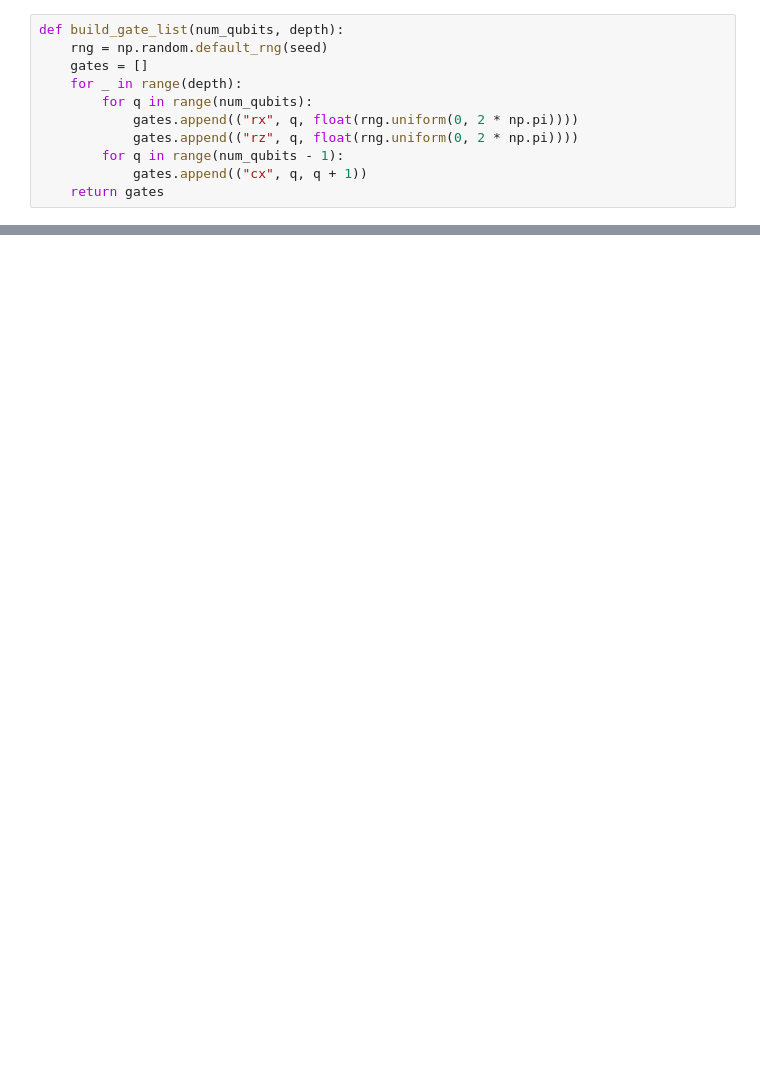
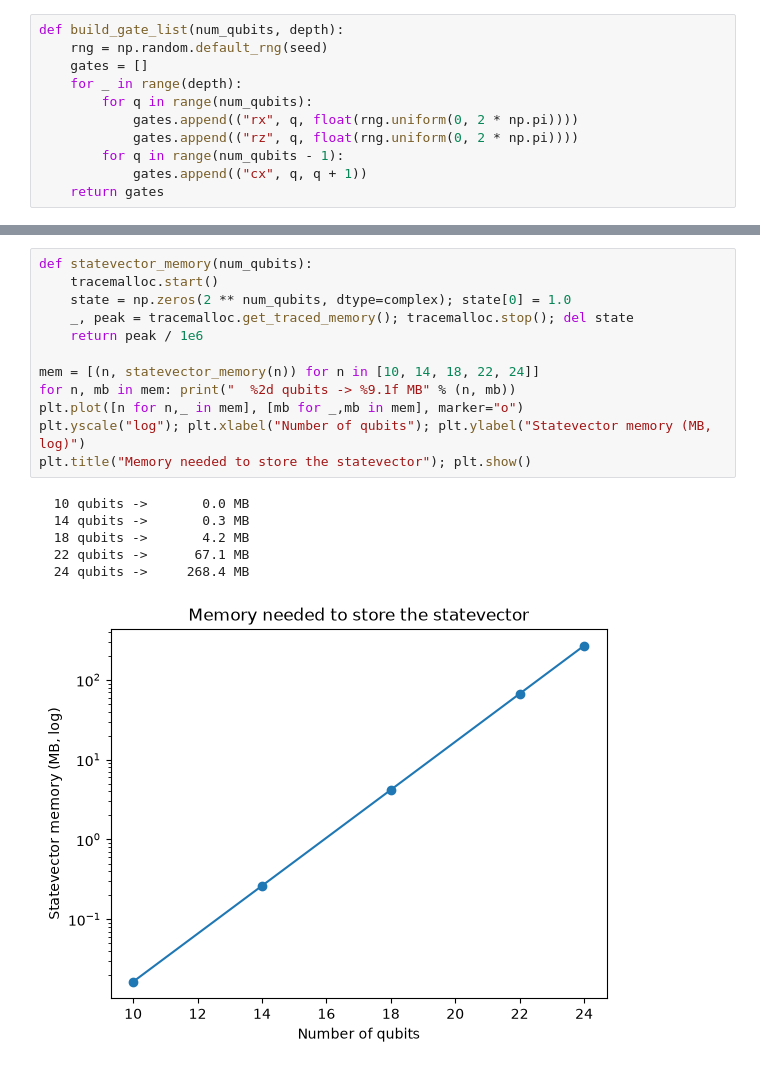
Before and after one commit to sahilmp/Quantum-Universal-Education.github.io, a Jupyter notebook: assets/quantum_programs/quantum_simulation_benchmarking/benchmark_simulators.ipynb, the cells around one changed output, grey strips where cells are left out. Drawn from its saved outputs; the diff is of its cells as text; blank space fills up the shorter version.

```diff
--- a/assets/quantum_programs/quantum_simulation_benchmarking/benchmark_simulators.ipynb
+++ b/assets/quantum_programs/quantum_simulation_benchmarking/benchmark_simulators.ipynb
@@ -192,0 +184,19 @@ plt.show()
+# %%
+def statevector_memory(num_qubits):
+    tracemalloc.start()
+    state = np.zeros(2 ** num_qubits, dtype=complex); state[0] = 1.0
+    _, peak = tracemalloc.get_traced_memory(); tracemalloc.stop(); del state
+    return peak / 1e6
+
+mem = [(n, statevector_memory(n)) for n in [10, 14, 18, 22, 24]]
+for n, mb in mem: print("  %2d qubits -> %9.1f MB" % (n, mb))
+plt.plot([n for n,_ in mem], [mb for _,mb in mem], marker="o")
+plt.yscale("log"); plt.xlabel("Number of qubits"); plt.ylabel("Statevector memory (MB, log)")
+plt.title("Memory needed to store the statevector"); plt.show()
+# %% [output]
+  10 qubits ->       0.0 MB
+  14 qubits ->       0.3 MB
+  18 qubits ->       4.2 MB
+  22 qubits ->      67.1 MB
+  24 qubits ->     268.4 MB
+[figure, added]
```
Also changed, not shown: parts of 18 cells of this notebook, 12 other files.
